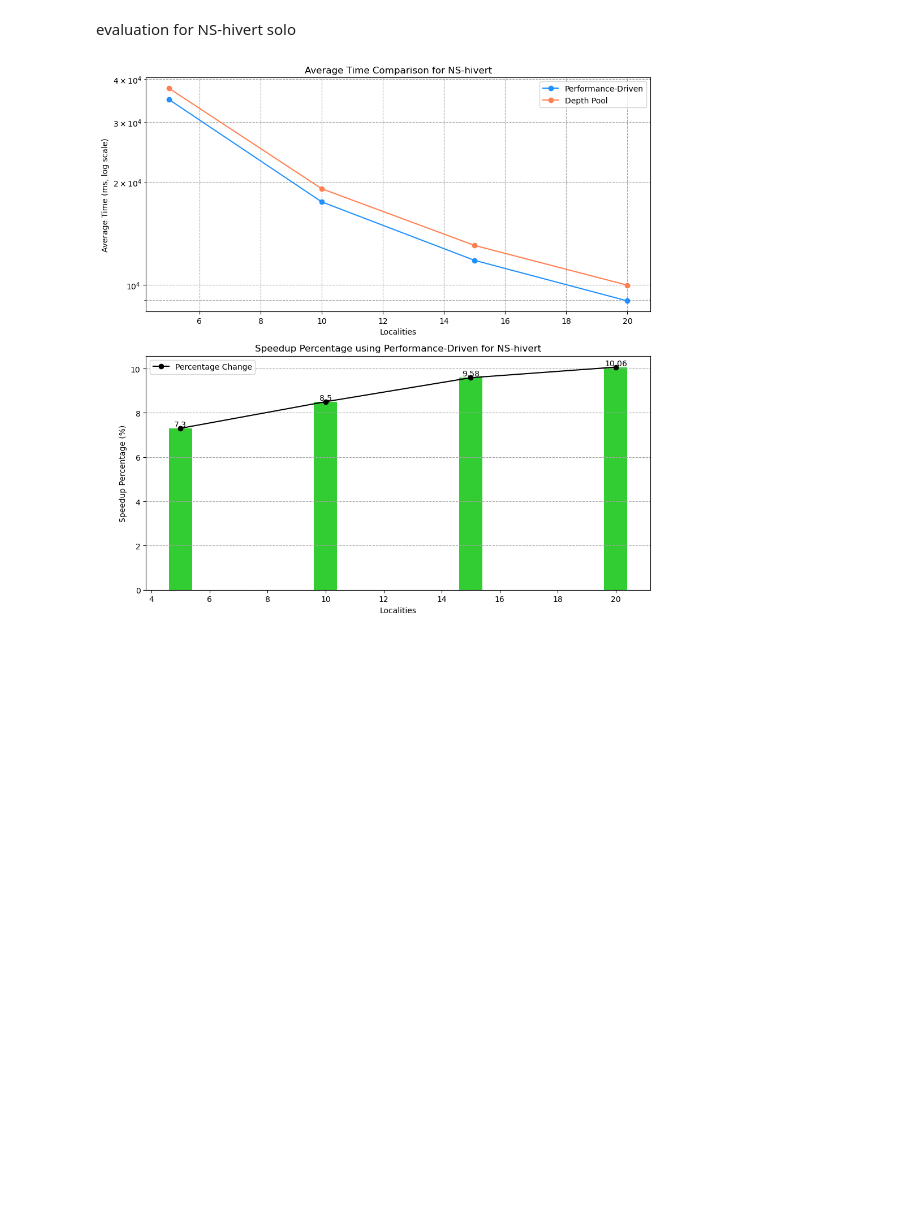
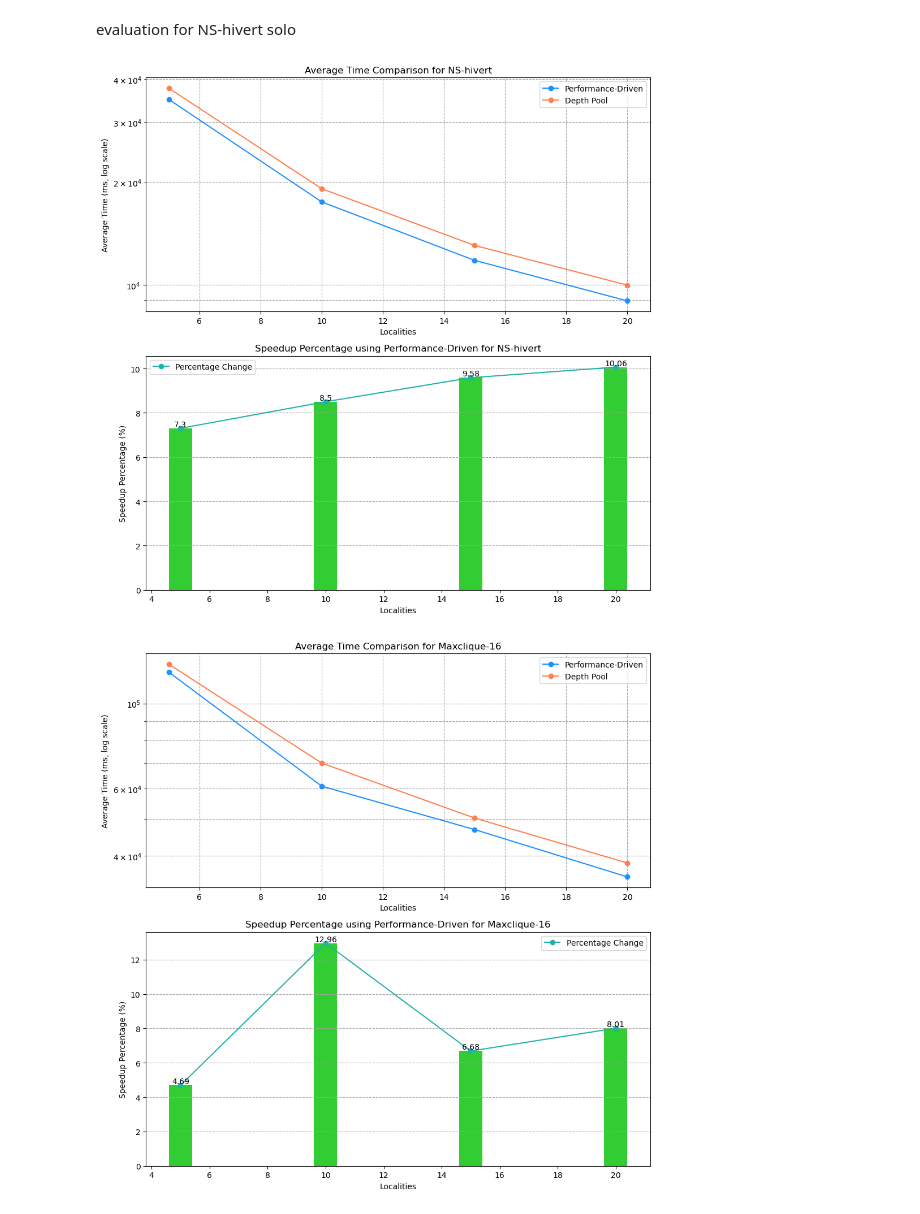
Before and after one commit to shadowxiehao/YewPar_dissertation, a Jupyter notebook: ref/evaluation_code.ipynb, the cells around one changed output. Saved outputs shown, nothing was run; the diff lists cells and outputs as text; code cells hidden in the pictures; blank space fills up the shorter version.

Commit message:
add more evaluation figs

```diff
--- a/ref/evaluation_code.ipynb
+++ b/ref/evaluation_code.ipynb
@@ -111,7 +111,7 @@ ax1.grid(True, which="both", ls="--", c='0.65')
 
 # Plotting the speedup percentages
 bars = ax2.bar(localities, speedup_percentages, color=['limegreen' if percent > 0 else 'tomato' for percent in speedup_percentages])
-ax2.plot(localities, speedup_percentages, marker='o', color='black', label='Percentage Change')
+ax2.plot(localities, speedup_percentages, marker='o', color='lightseagreen', label='Percentage Change')
 ax2.set_xlabel('Localities')
 ax2.set_ylabel('Speedup Percentage (%)')
 ax2.set_title('Speedup Percentage using Performance-Driven for NS-hivert')
@@ -127,4 +127,70 @@ plt.tight_layout()
 plt.savefig("../images/time_comparison_ns_solo.pdf")
 plt.show()
 # %% [output]
-[figure, old version]
+[figure, new version]
+# %%
+# evaluation for maxclique run simultaneously
+#
+
+import matplotlib.pyplot as plt
+import numpy as np
+
+# Localities
+localities = [20, 15, 10, 5]
+
+# Performance-Driven Workstealing Policy times
+pdw_times = [
+    [29660,40314,37144,33314,37146,35187,39280,38449,30695,31253],
+    [49062,45182,50122,40388,38596,53504,61126,34767,52585,43253],
+    [66531,66494,60935,50364,56088,58545,60509,55681,63372,69744],
+    [104810,106080,114325,127025,125424,119856,129894,121873,129900,128109]
+]
+
+# Depth Pool Workstealing Policy times
+dpw_times = [
+    [34990,37954,42202,35970,39627,37308,47165,34588,36364,36959],
+    [54296,57342,45869,52949,50054,51638,67120,37218,42635,43020],
+    [62531,91967,80865,55159,56090,60476,77641,82621,61687,69789],
+    [102019,158790,103343,130167,164195,114820,132898,108817,116030,135588]
+]
+
+# Calculate the average times for each policy
+avg_pdw_times = [np.mean(times) for times in pdw_times]
+avg_dpw_times = [np.mean(times) for times in dpw_times]
+
+# Calculate speedup percentages
+speedup_percentages = [(dpw - pdw) / dpw * 100 for dpw, pdw in zip(avg_dpw_times, avg_pdw_times)]
+
+# Adjusting the titles, colors, and the y-axis scaling for the average time graph
+
+fig, (ax1, ax2) = plt.subplots(2, 1, figsize=(10, 10))
+
+# Plotting the time difference for each locality with a logarithmic scale
+ax1.plot(localities, avg_pdw_times, marker='o', label='Performance-Driven', color='dodgerblue')
+ax1.plot(localities, avg_dpw_times, marker='o', label='Depth Pool', color='coral')
+ax1.set_yscale('log')
+ax1.set_xlabel('Localities')
+ax1.set_ylabel('Average Time (ms, log scale)')
+ax1.set_title('Average Time Comparison for Maxclique-16')
+ax1.legend()
+ax1.grid(True, which="both", ls="--", c='0.65')
+
+# Plotting the speedup percentages
+bars = ax2.bar(localities, speedup_percentages, color=['limegreen' if percent > 0 else 'tomato' for percent in speedup_percentages])
+ax2.plot(localities, speedup_percentages, marker='o', color='lightseagreen', label='Percentage Change')
+ax2.set_xlabel('Localities')
+ax2.set_ylabel('Speedup Percentage (%)')
+ax2.set_title('Speedup Percentage using Performance-Driven for Maxclique-16')
+ax2.legend()
+ax2.grid(True, axis='y', ls="--", c='0.65')
+
+# Annotating the bars with their respective percentages
+for bar in bars:
+    yval = bar.get_height()
+    ax2.text(bar.get_x() + bar.get_width()/2, yval, round(yval, 2), ha='center', va='bottom', color='black')
+
+plt.tight_layout()
+plt.savefig("../images/time_comparison_max_simultaneously.pdf")
+plt.show()
+# %% [output]
+[figure, added]
```
Also changed, not shown: parts of 2 cells of this notebook, 5 other files.
